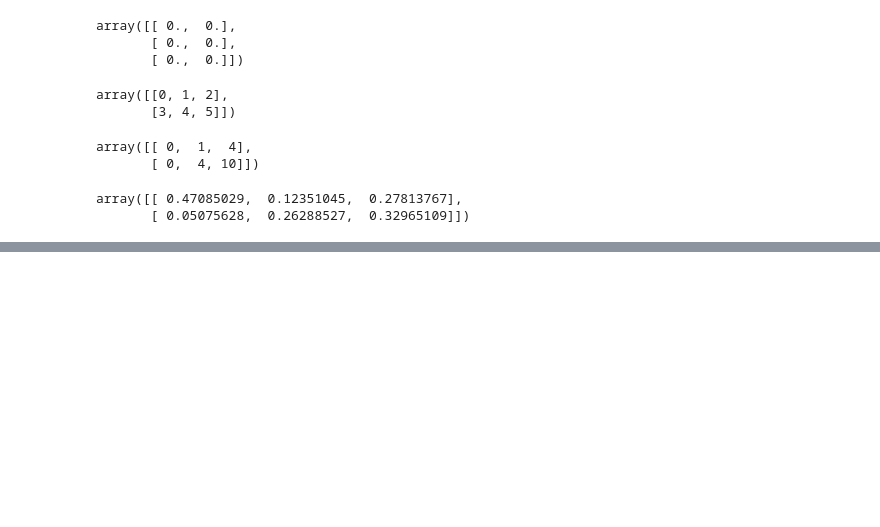
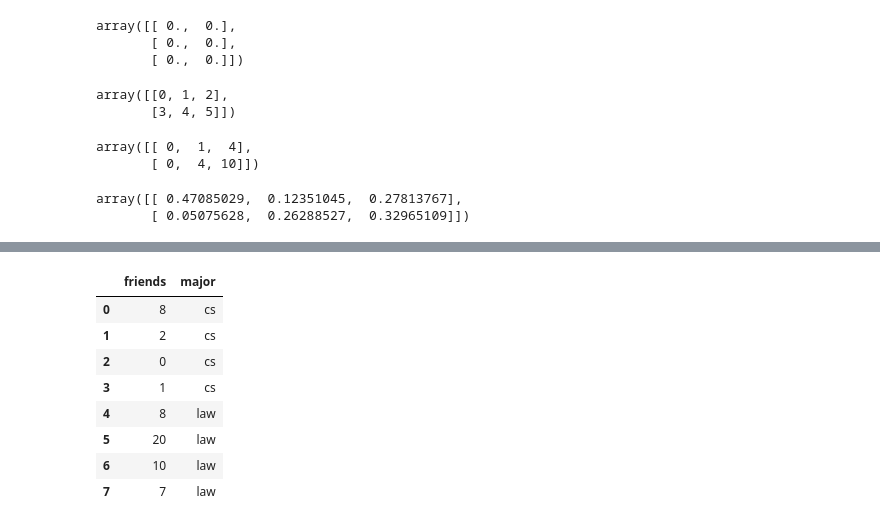
Before and after one commit to jaredly/backprop, a Jupyter notebook: Backprop.ipynb, the cells around one changed output, grey strips where cells are left out. Saved outputs shown, nothing was run; the diff lists cells and outputs as text; code cells hidden in the pictures; blank space fills up the shorter version.

```diff
--- a/Backprop.ipynb
+++ b/Backprop.ipynb
@@ -27,0 +85,4 @@ n.concatenate?
+# %%
+r, d = backprop.BackProp.fromArff('./data/iris.arff', layers=[4])
+res = r.run(d, .7)
+print res[1], 'Final Accuracy'
@@ -27,0 +189,12 @@ n.concatenate?
+# %%
+d[d.columns[:1] + d.columns[2:]]
+# %% [output]
+|  | friends | major |
+| 0 | 8 | cs |
+| 1 | 2 | cs |
+| 2 | 0 | cs |
+| 3 | 1 | cs |
+| 4 | 8 | law |
+| 5 | 20 | law |
+| 6 | 10 | law |
+| 7 | 7 | law |
```
Also changed, not shown: parts of 32 cells of this notebook, 11 other files.
